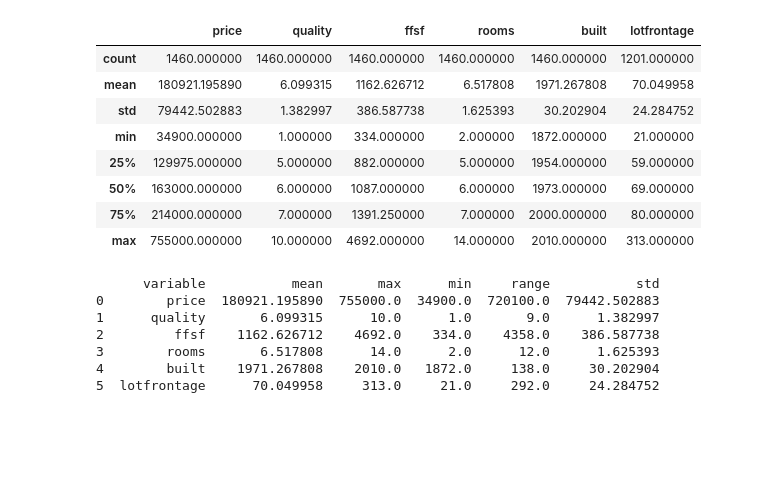
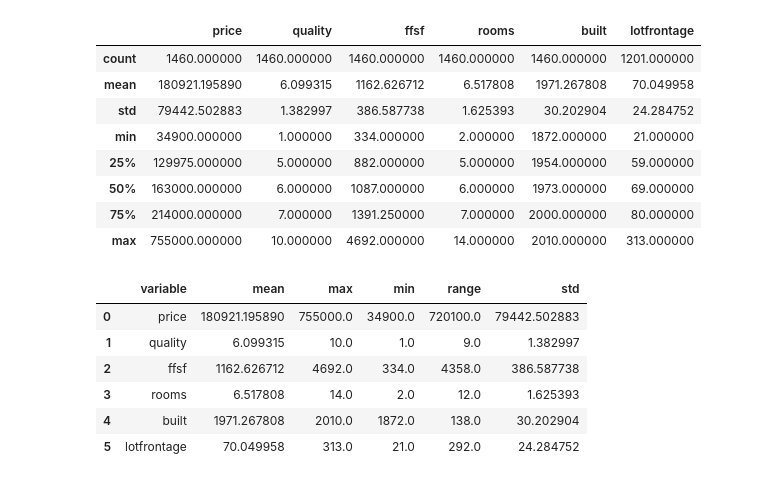
Before and after one commit to baquiax/econometrics-2, a Jupyter notebook: project1/solution.ipynb, the cells around one changed output. Drawn from its saved outputs; the diff is of its cells as text; code cells hidden in the pictures; blank space fills up the shorter version.

```diff
--- a/project1/solution.ipynb
+++ b/project1/solution.ipynb
@@ -76,18 +76,20 @@ dataset.describe()
 | 75% | 214000.000000 | 7.000000 | 1391.250000 | 7.000000 | 2000.000000 | 80.000000 |
 | max | 755000.000000 | 10.000000 | 4692.000000 | 14.000000 | 2010.000000 | 313.000000 |
 # %%
-result = []
+data = []
 for colname in dataset.columns:
     column = dataset[colname]
     range = column.max() - column.min()
-    result.append([colname, column.mean(), column.max(), column.min(), range, column.std()])
+    data.append([colname, column.mean(), column.max(), column.min(), range, column.std()])
 
-print(pd.DataFrame(result, columns=['variable', 'mean', 'max', 'min', 'range', 'std']))
+result = pd.DataFrame(data, columns=['variable', 'mean', 'max', 'min', 'range', 'std'])
+
+result.head(6)
 # %% [output]
-      variable           mean       max      min     range           std
-0        price  180921.195890  755000.0  34900.0  720100.0  79442.502883
-1      quality       6.099315      10.0      1.0       9.0      1.382997
-2         ffsf    1162.626712    4692.0    334.0    4358.0    386.587738
-3        rooms       6.517808      14.0      2.0      12.0      1.625393
-4        built    1971.267808    2010.0   1872.0     138.0     30.202904
-5  lotfrontage      70.049958     313.0     21.0     292.0     24.284752
+|  | variable | mean | max | min | range | std |
+| 0 | price | 180921.195890 | 755000.0 | 34900.0 | 720100.0 | 79442.502883 |
+| 1 | quality | 6.099315 | 10.0 | 1.0 | 9.0 | 1.382997 |
+| 2 | ffsf | 1162.626712 | 4692.0 | 334.0 | 4358.0 | 386.587738 |
+| 3 | rooms | 6.517808 | 14.0 | 2.0 | 12.0 | 1.625393 |
+| 4 | built | 1971.267808 | 2010.0 | 1872.0 | 138.0 | 30.202904 |
+| 5 | lotfrontage | 70.049958 | 313.0 | 21.0 | 292.0 | 24.284752 |
```
Also changed, not shown: parts of 2 cells of this notebook.
